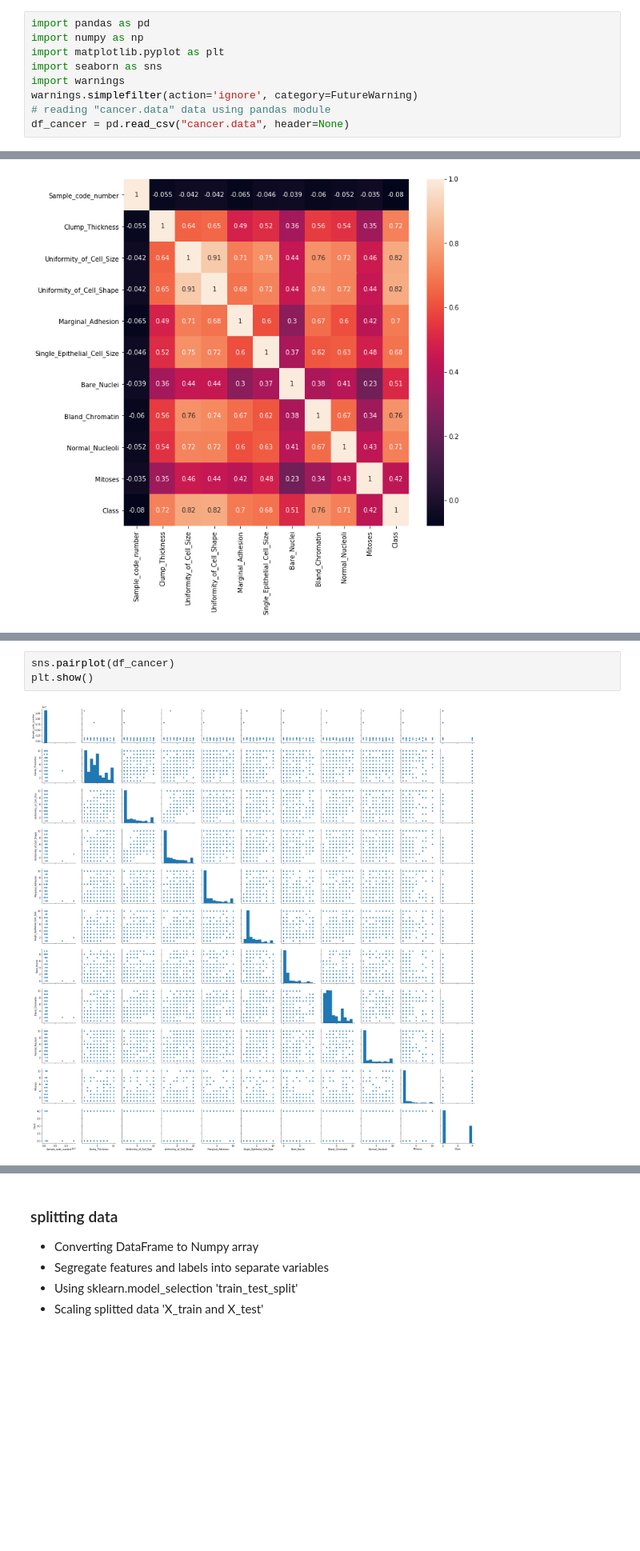
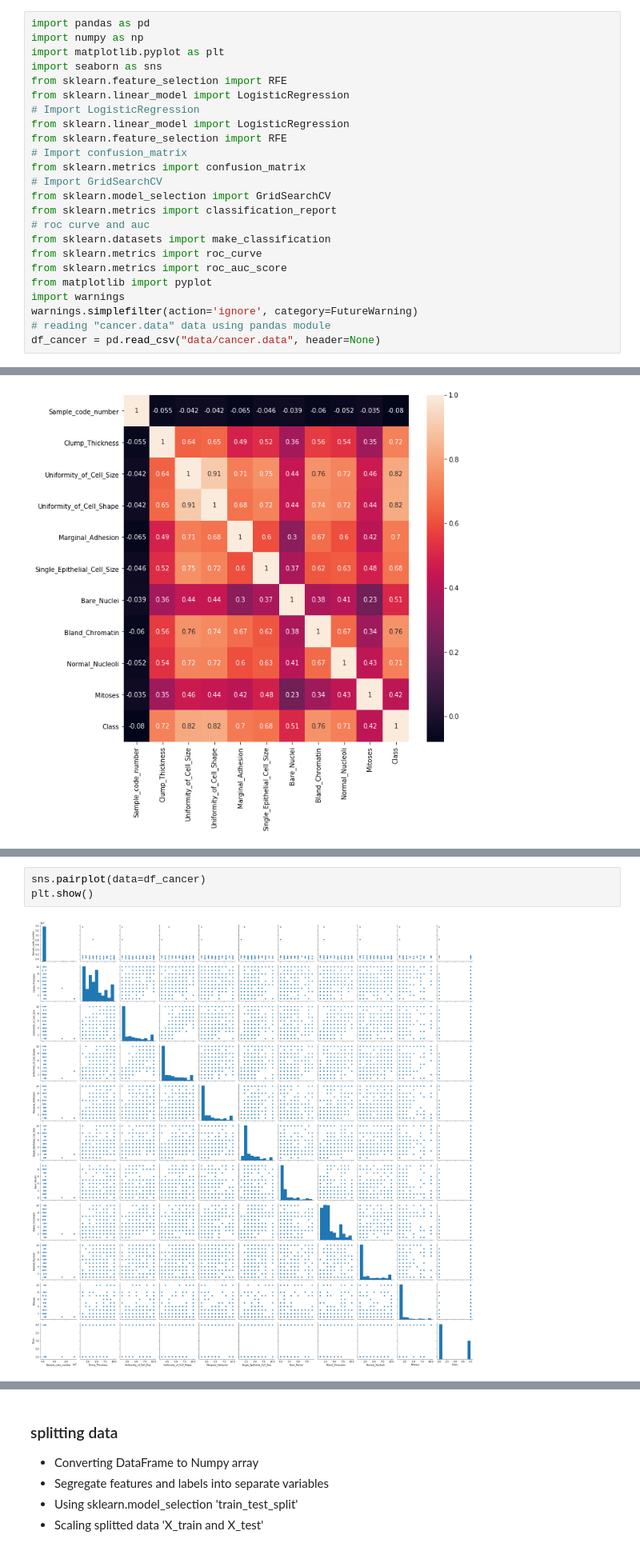
Before and after one commit to ntokozomfene/PREDICT_BREAST_CANCER, a Jupyter notebook: predict_breast_cancer.ipynb, the cells around one changed output, grey strips where cells are left out. Shown: that part at 80% size. Cells and saved outputs as stored; diff of their text form; blank space fills up the shorter version.

```diff
--- a/predict_breast_cancer.ipynb
+++ b/predict_breast_cancer.ipynb
@@ -18,10 +14,25 @@ import pandas as pd
 import numpy as np
 import matplotlib.pyplot as plt
 import seaborn as sns
+from sklearn.feature_selection import RFE
+from sklearn.linear_model import LogisticRegression
+# Import LogisticRegression
+from sklearn.linear_model import LogisticRegression
+from sklearn.feature_selection import RFE
+# Import confusion_matrix
+from sklearn.metrics import confusion_matrix
+# Import GridSearchCV
+from sklearn.model_selection import GridSearchCV
+from sklearn.metrics import classification_report
+# roc curve and auc
+from sklearn.datasets import make_classification
+from sklearn.metrics import roc_curve
+from sklearn.metrics import roc_auc_score
+from matplotlib import pyplot
 import warnings
 warnings.simplefilter(action='ignore', category=FutureWarning)
 # reading "cancer.data" data using pandas module
-df_cancer = pd.read_csv("cancer.data", header=None)
+df_cancer = pd.read_csv("data/cancer.data", header=None)
 # %% [markdown]
 ### Observing DataFrame
 using
@@ -193,5 +208,5 @@ plt.savefig('count_plot')
 # %%
-sns.pairplot(df_cancer)
+sns.pairplot(data=df_cancer)
 plt.show()
 # %% [output]
-[figure, old version]
+[figure, new version]
```
Also changed, not shown: parts of 31 cells of this notebook, 3 other files.
